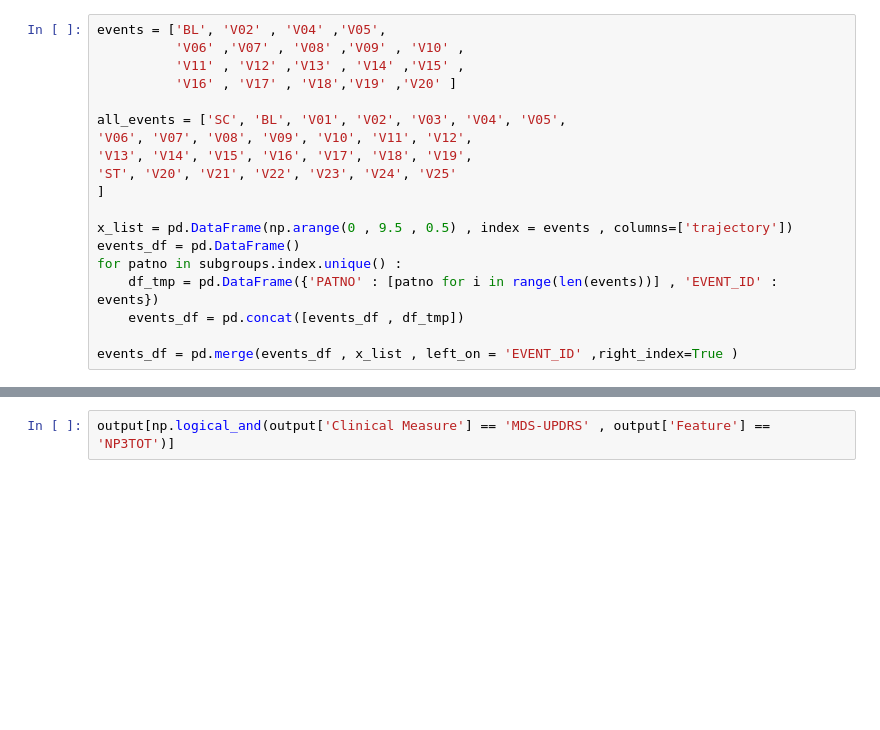
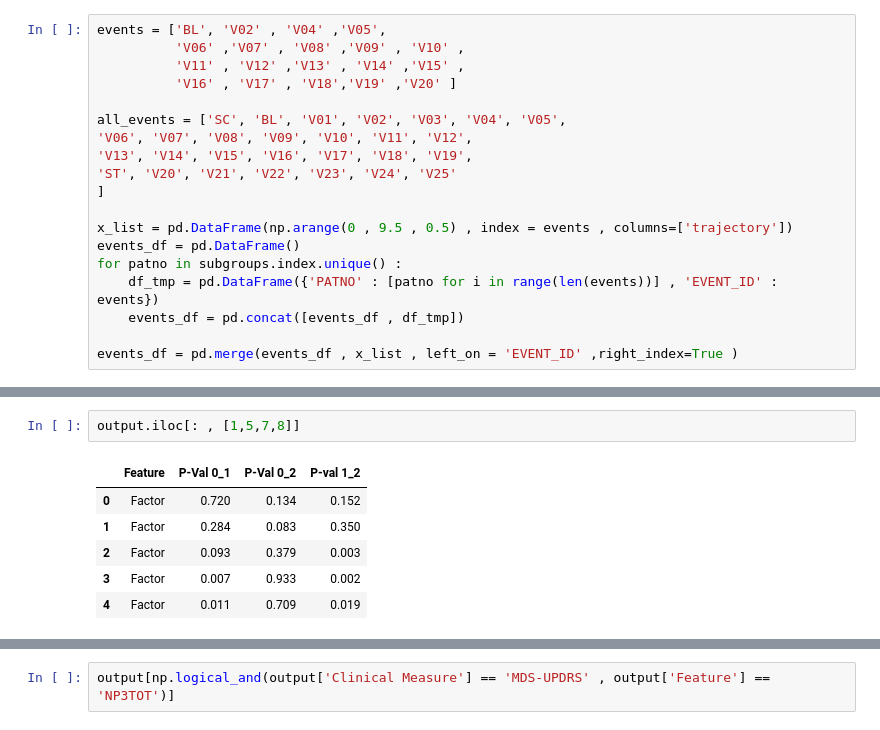
Before and after one commit to Barry8197/PDPhenoChar, a Jupyter notebook: Label_Sig_Test/ClinMeasureReportGen.ipynb, the cells around one changed output, grey strips where cells are left out. Saved outputs shown, nothing was run; the diff lists cells and outputs as text; blank space fills up the shorter version.

```diff
--- a/Label_Sig_Test/ClinMeasureReportGen.ipynb
+++ b/Label_Sig_Test/ClinMeasureReportGen.ipynb
@@ -421,0 +540,9 @@ output = pd.DataFrame({'Clinical Measure' : filename_list , 'Feature' : feature_
+# %%
+output.iloc[: , [1,5,7,8]]
+# %% [output]
+|  | Feature | P-Val 0_1 | P-Val 0_2 | P-val 1_2 |
+| 0 | Factor | 0.720 | 0.134 | 0.152 |
+| 1 | Factor | 0.284 | 0.083 | 0.350 |
+| 2 | Factor | 0.093 | 0.379 | 0.003 |
+| 3 | Factor | 0.007 | 0.933 | 0.002 |
+| 4 | Factor | 0.011 | 0.709 | 0.019 |
```
Also changed, not shown: parts of 10 cells of this notebook, 34 other files.
